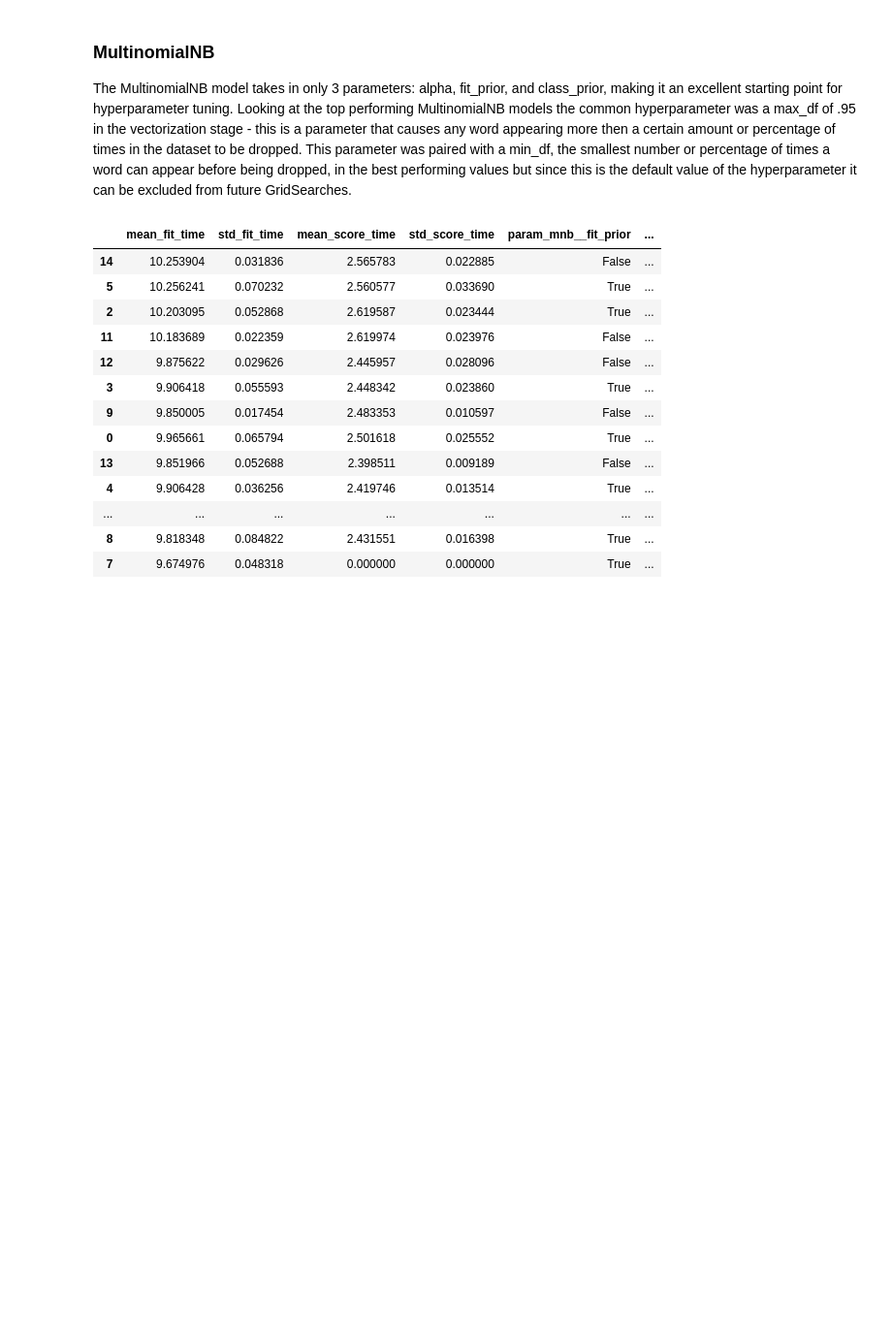
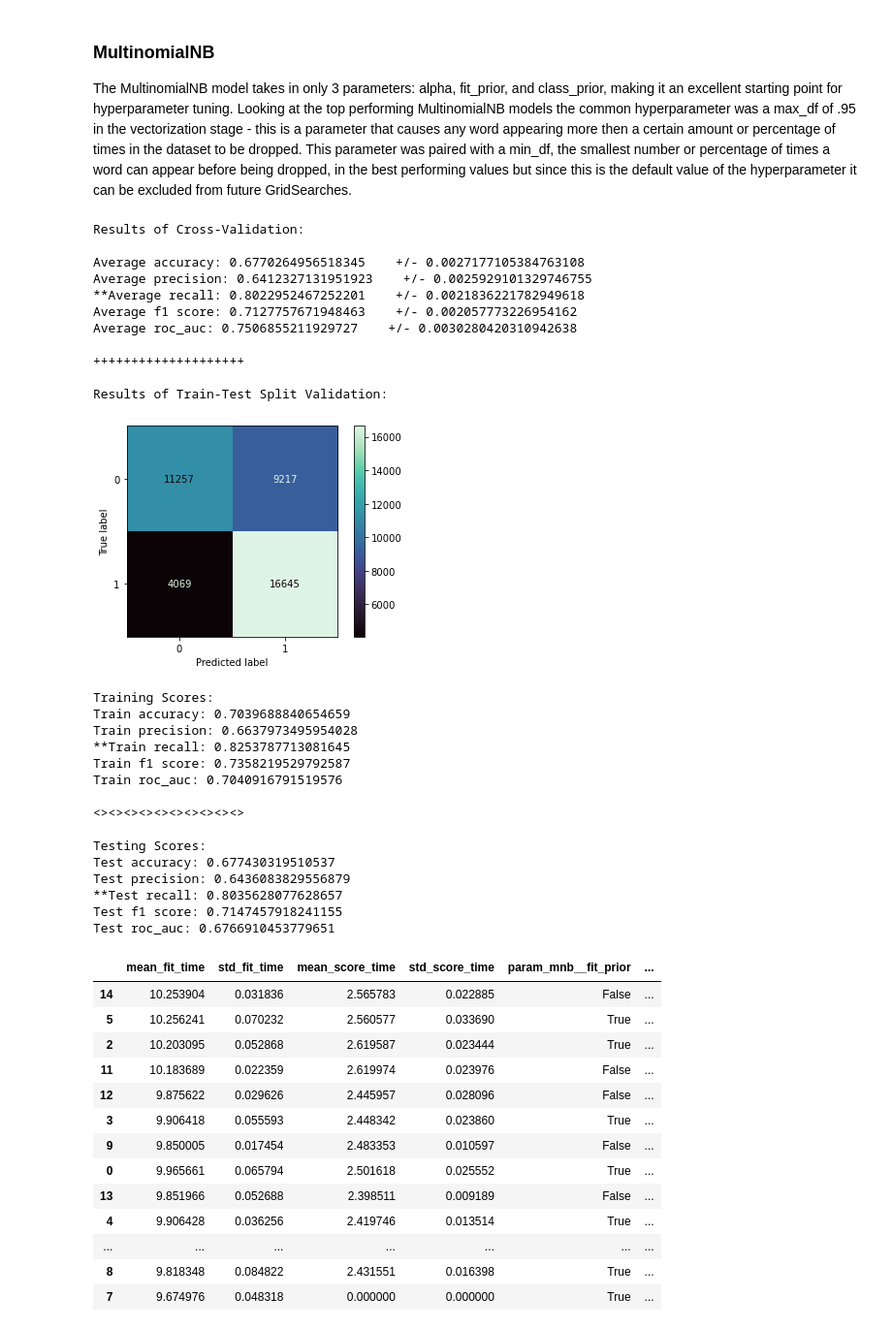
Before and after one commit to AJMarshall-25/NLP_Recipe_Analysis, a Jupyter notebook: recipe-classification-with-nlp-v3.ipynb, the cells around one changed output. Shown at 97% size. Saved outputs shown, nothing was run; the diff lists cells and outputs as text; code cells hidden in the pictures; blank space fills up the shorter version.

```diff
--- a/recipe-classification-with-nlp-v3.ipynb
+++ b/recipe-classification-with-nlp-v3.ipynb
@@ -1406,15 +1434,44 @@ from sklearn.pipeline import Pipeline
 ### MultinomialNB
 
 The MultinomialNB model takes in only 3 parameters: alpha, fit_prior, and class_prior, making it an excellent starting point for hyperparameter tuning. Looking at the top performing MultinomialNB models the common hyperparameter was a max_df of .95 in the vectorization stage - this is a parameter that causes any word appearing more then a certain amount or percentage of times in the dataset to be dropped. This parameter was paired with a min_df, the smallest number or percentage of times a word can appear before being dropped, in the best performing values but since this is the default value of the hyperparameter it can be excluded from future GridSearches.
+# %%
+tfidf95 = TfidfVectorizer(max_df = .95)
+X_train_tfidf95 = tfidf95.fit_transform(X_train.combined)
+X_test_tfidf95 = tfidf95.transform(X_test.combined)
 # %%
 #creating a pipeline including the TfidfVectorizer as well as the model
 
-mnb_pipe = Pipeline([
-    ('tfidf', TfidfVectorizer(max_df = .95)),
-    ('mnb', MultinomialNB(alpha = .5))
-])
+final_mnb =  MultinomialNB(alpha = .5)
 # %%
-evaluate(mnb_pipe, X_train, X_test, y_train, y_test)
+evaluate(final_mnb, X_train_tfidf95, X_test_tfidf95, y_train, y_test)
+# %% [output]
+Results of Cross-Validation:
+
+Average accuracy: 0.6770264956518345    +/- 0.0027177105384763108
+Average precision: 0.6412327131951923    +/- 0.0025929101329746755
+**Average recall: 0.8022952467252201    +/- 0.0021836221782949618
+Average f1 score: 0.7127757671948463    +/- 0.002057773226954162
+Average roc_auc: 0.7506855211929727    +/- 0.0030280420310942638
+
+++++++++++++++++++++
+
+Results of Train-Test Split Validation:
+[figure, added]
+Training Scores:
+Train accuracy: 0.7039688840654659
+Train precision: 0.6637973495954028
+**Train recall: 0.8253787713081645
+Train f1 score: 0.7358219529792587
+Train roc_auc: 0.7040916791519576
+
+<><><><><><><><><><>
+
+Testing Scores:
+Test accuracy: 0.677430319510537
+Test precision: 0.6436083829556879
+**Test recall: 0.8035628077628657
+Test f1 score: 0.7147457918241155
+Test roc_auc: 0.6766910453779651
 # %%
 mnb_results.sort_values(['rank_test_score'])
 # %% [output]
```
Also changed, not shown: parts of 4 cells of this notebook.
